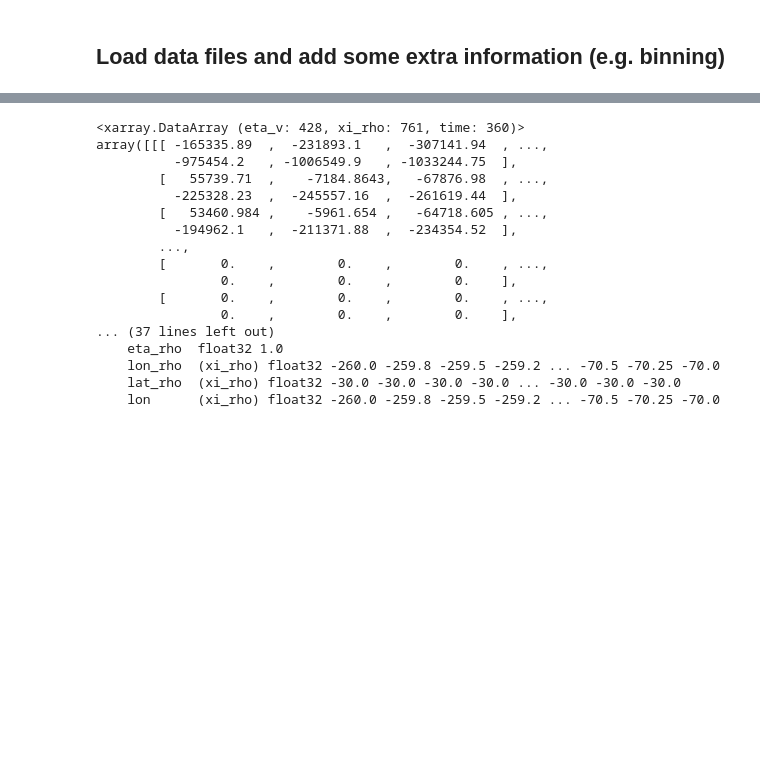
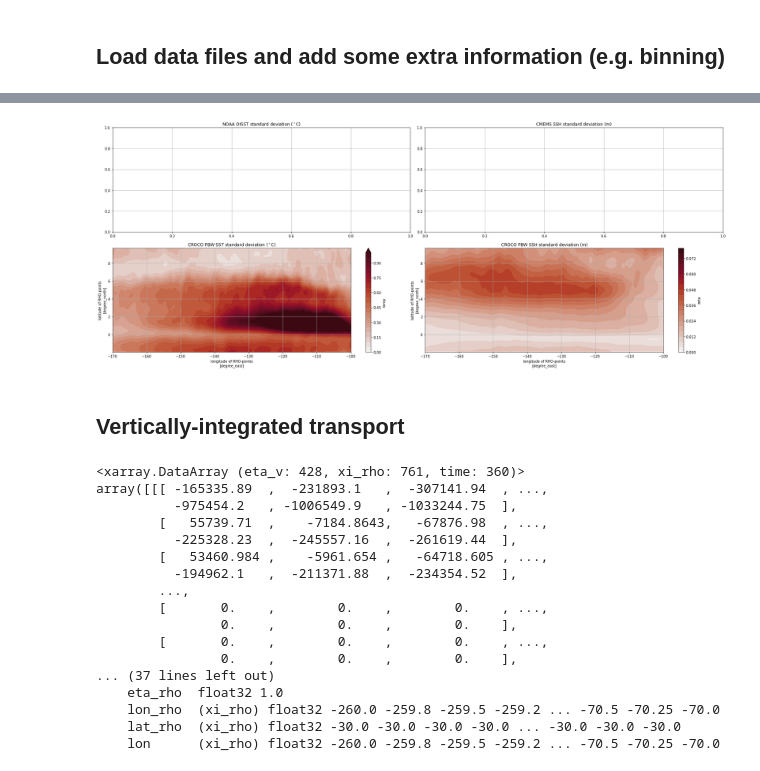
Before and after one commit to rmholmes/SAPEQ_ROMS_analysis, a Jupyter notebook: CROCO_Analysis.ipynb, the cells around one changed output, grey strips where cells are left out. Saved outputs shown, nothing was run; the diff lists cells and outputs as text; code cells hidden in the pictures; blank space fills up the shorter version.

```diff
--- a/CROCO_Analysis.ipynb
+++ b/CROCO_Analysis.ipynb
@@ -39,0 +260,9 @@ grid = Grid(favg,coords={"xi":{"center":"xi_rho","inner":"xi_u"},
+# %%
+# Do high-pass filtering:
+sst_hp = (sst-sst.rolling(xi_rho=int(ln_hp_filt/(1./4.)),center=True).mean())
+sst_hp_std = sst_hp.std('time')
+sst_hp_std.load()
+
+ssh_hp = (ssh-ssh.rolling(xi_rho=int(ln_hp_filt/(1./4.)),center=True).mean())
+ssh_hp_std = ssh_hp.std('time')
+ssh_hp_std.load()
@@ -40,3 +285,35 @@ grid = Grid(favg,coords={"xi":{"center":"xi_rho","inner":"xi_u"},
+# %%
+tlims = 0.,1.
+zlims = 0.,0.08
+tsp = tlims[1]/20.
+zsp = zlims[1]/20.
+
+xind1 = abs(favg.lon_rho1-xr[0]).argmin().values
+xind2 = abs(favg.lon_rho1-xr[1]).argmin().values
+
+# Do the plotting:
+fig, axes = plt.subplots(nrows=2,ncols=2,figsize=(25,10))
+#sst_obs_hp_std.sel(lon=slice(xr[0]+360.,xr[1]+360.)).plot.contourf(ax=axes[0][0],levels=np.arange(tlims[0],tlims[1]+tsp,tsp),cmap=cm.cm.amp)
+#ssh_obs_hp_std.sel(longitude=slice(xr[0]+360.,xr[1]+360.)).plot.contourf(ax=axes[0][1],levels=np.arange(zlims[0],zlims[1]+zsp,zsp),cmap=cm.cm.amp)
+sst_hp_std.plot.contourf(ax=axes[1][0],x="lon_rho",y="lat_rho",levels=np.arange(tlims[0],tlims[1]+tsp,tsp),cmap=cm.cm.amp)
+ssh_hp_std.plot.contourf(ax=axes[1][1],x="lon_rho",y="lat_rho",levels=np.arange(zlims[0],zlims[1]+zsp,zsp),cmap=cm.cm.amp)
+
+axes[0][0].set_title('NOAA OISST standard deviation ($^\circ$C)')
+axes[0][1].set_title('CMEMS SSH standard deviation (m)')
+axes[1][0].set_title('CROCO PBW SST standard deviation ($^\circ$C)')
+axes[1][1].set_title('CROCO PBW SSH standard deviation (m)')
+axes[1][0].set_xlim([xr[0],xr[1]])
+axes[1][1].set_xlim([xr[0],xr[1]])
+axes[0][0].grid()
+axes[0][1].grid()
+axes[1][0].grid()
+axes[1][1].grid()
+plt.tight_layout()
+plt.savefig('CROCO_SSH_SST_FiltPlot_025deg.png',dpi=300)
+# %% [output]
+[figure, added]
+# %% [markdown]
+## Vertically-integrated transport
 # %%
 # Calculate total y-transport:
 ty_trans = grid.interp(favg.h/favg.pm,'eta')*favg.vbar
```
Also changed, not shown: parts of 25 cells of this notebook, 2 other files.
